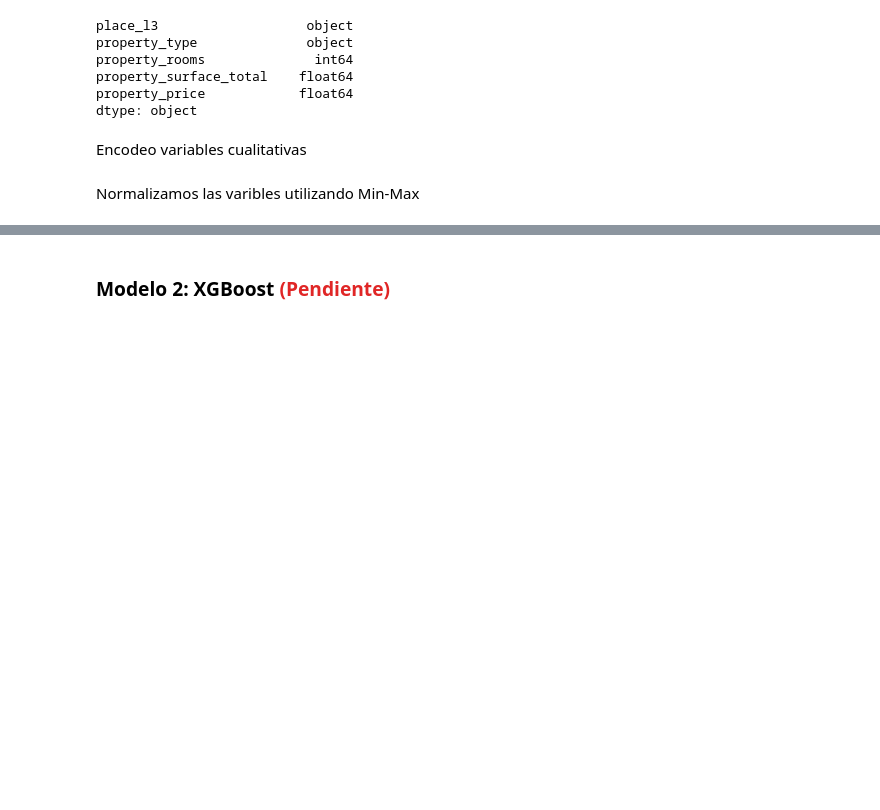
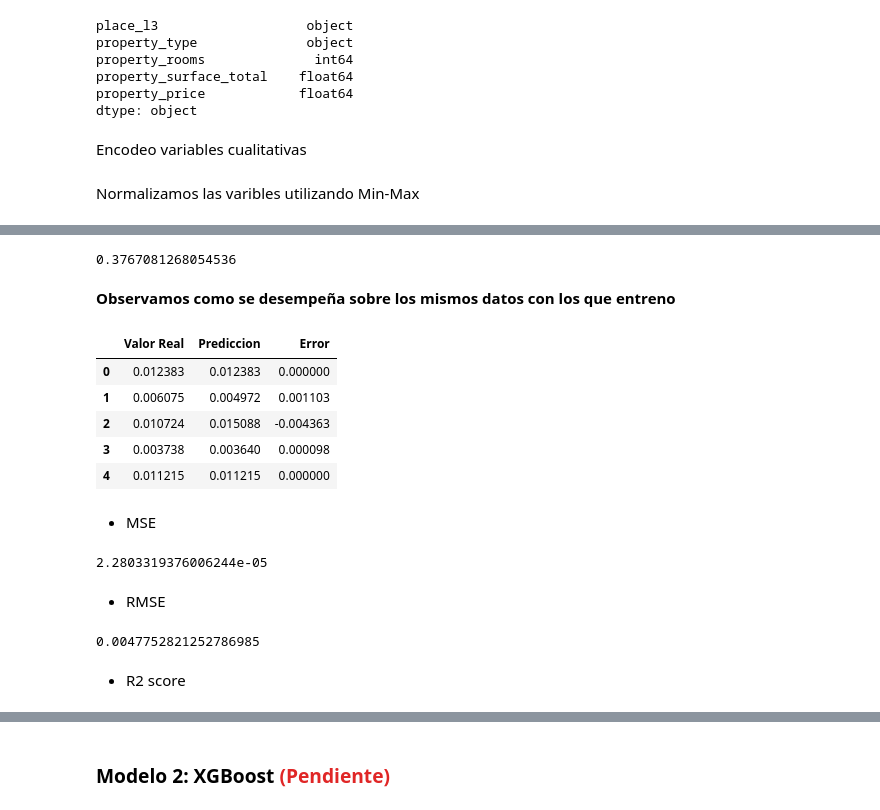
Before and after one commit to kikiymini/7506R-1C2024-GRUPO02, a Jupyter notebook: 7506R_TP1_GRUPO02_ENTREGA_N4.ipynb, the cells around one changed output, grey strips where cells are left out. Saved outputs shown, nothing was run; the diff lists cells and outputs as text; code cells hidden in the pictures; blank space fills up the shorter version.

```diff
--- a/7506R_TP1_GRUPO02_ENTREGA_N4.ipynb
+++ b/7506R_TP1_GRUPO02_ENTREGA_N4.ipynb
@@ -150,0 +271,36 @@ ds_reg_train.head()
+# %%
+r2_score(y_test, y_test_pred_best_knn_model)
+# %% [output]
+0.3767081268054536
+# %% [markdown]
+**Observamos como se desempeña sobre los mismos datos con los que entreno**
+# %%
+# Performance
+performance = pd.DataFrame({'Valor Real': y_train,
+                            'Prediccion': y_train_pred_best_knn_model,
+                            'Error': y_train - y_train_pred_best_knn_model})
+# View
+performance.head()
+# %% [output]
+|  | Valor Real | Prediccion | Error |
+| 0 | 0.012383 | 0.012383 | 0.000000 |
+| 1 | 0.006075 | 0.004972 | 0.001103 |
+| 2 | 0.010724 | 0.015088 | -0.004363 |
+| 3 | 0.003738 | 0.003640 | 0.000098 |
+| 4 | 0.011215 | 0.011215 | 0.000000 |
+# %% [markdown]
+* MSE
+# %%
+# Mean Squared Error
+mean_squared_error(y_train, y_train_pred_best_knn_model, squared=True)
+# %% [output]
+2.2803319376006244e-05
+# %% [markdown]
+* RMSE
+# %%
+# Root Mean Squared Error
+mean_squared_error(y_train, y_train_pred_best_knn_model, squared=False)
+# %% [output]
+0.0047752821252786985
+# %% [markdown]
+* R2 score
```
Also changed, not shown: parts of 39 cells of this notebook.
